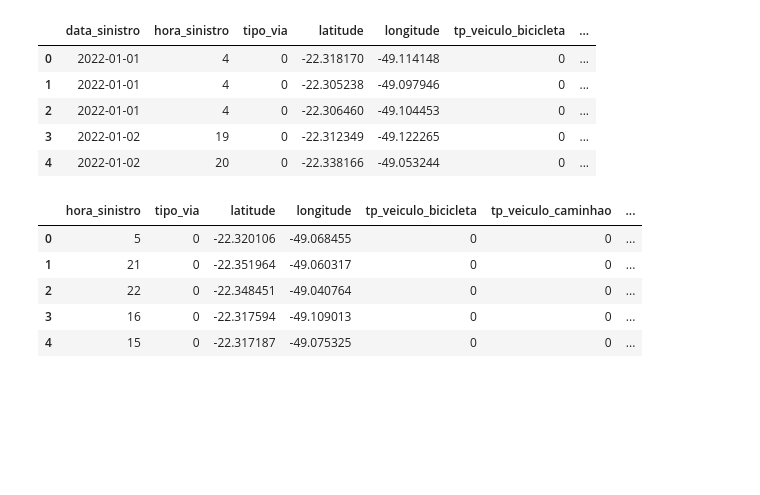
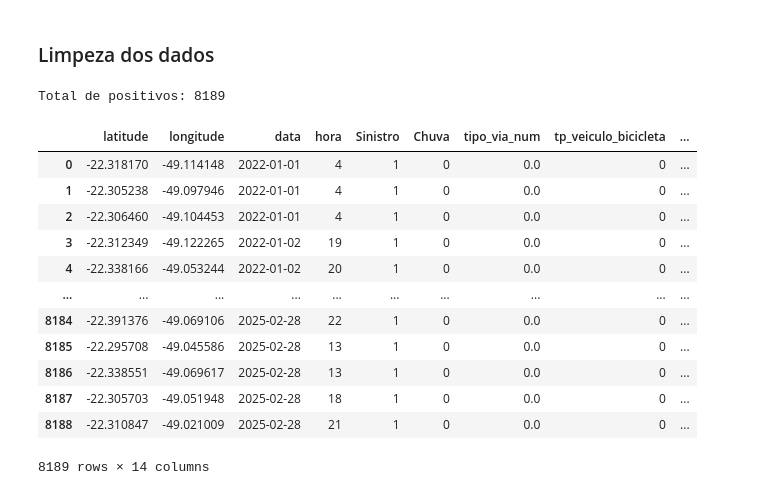
Before and after one commit to PedroSmithhh/TCC, a Jupyter notebook: amostragem_negativa.ipynb, the cells around one changed output. Saved outputs shown, nothing was run; the diff lists cells and outputs as text; code cells hidden in the pictures; blank space fills up the shorter version.

```diff
--- a/amostragem_negativa.ipynb
+++ b/amostragem_negativa.ipynb
@@ -4,2 +9,2 @@ import numpy as np
 # %%
-df = pd.read_csv('data/Acidentes/sinistros_com_chuva_2022-2025.csv', delimiter=';')
+df_acidentes_raw = pd.read_csv('data/Acidentes/sinistros_com_chuva_2022-2025.csv', delimiter=';')
@@ -52,9 +10,0 @@ df['longitude'] = df['longitude'].str.replace(',', '.', regex=False).astype(floa
-# %%
-df.head()
-# %% [output]
-|  | data_sinistro | hora_sinistro | tipo_via | latitude | longitude | tp_veiculo_bicicleta | ... |
-| 0 | 2022-01-01 | 4 | 0 | -22.318170 | -49.114148 | 0 | ... |
-| 1 | 2022-01-01 | 4 | 0 | -22.305238 | -49.097946 | 0 | ... |
-| 2 | 2022-01-01 | 4 | 0 | -22.306460 | -49.104453 | 0 | ... |
-| 3 | 2022-01-02 | 19 | 0 | -22.312349 | -49.122265 | 0 | ... |
-| 4 | 2022-01-02 | 20 | 0 | -22.338166 | -49.053244 | 0 | ... |
@@ -84,12 +10,0 @@ df_negativo_amostras = df_negativo.sample(n=num_nao_acidentes, replace=True, ran
-# %%
-df_final = pd.concat([df, df_negativo_amostras], ignore_index=True)
-df_final = df_final.sample(frac=1).reset_index(drop=True)
-df_final = df_final.drop(columns=["data_sinistro"])
-df_final.head()
-# %% [output]
-|  | hora_sinistro | tipo_via | latitude | longitude | tp_veiculo_bicicleta | tp_veiculo_caminhao | ... |
-| 0 | 5 | 0 | -22.320106 | -49.068455 | 0 | 0 | ... |
-| 1 | 21 | 0 | -22.351964 | -49.060317 | 0 | 0 | ... |
-| 2 | 22 | 0 | -22.348451 | -49.040764 | 0 | 0 | ... |
-| 3 | 16 | 0 | -22.317594 | -49.109013 | 0 | 0 | ... |
-| 4 | 15 | 0 | -22.317187 | -49.075325 | 0 | 0 | ... |
@@ -97,0 +11,48 @@ df_final.to_csv('df_amostragem_negativa.csv', index=False)
+# %% [markdown]
+### Limpeza dos dados
+# %%
+# Limpeza
+df_acidentes_raw['latitude'] = df_acidentes_raw['latitude'].str.replace(',', '.').astype(float)
+df_acidentes_raw['longitude'] = df_acidentes_raw['longitude'].str.replace(',', '.').astype(float)
+df_acidentes_raw['data_sinistro'] = pd.to_datetime(df_acidentes_raw['data_sinistro'], dayfirst=True)
+df_acidentes_raw['hora_sinistro'] = df_acidentes_raw['hora_sinistro'].astype(str).replace('99:99', np.nan)
+df_acidentes_raw['hora_sinistro_dt'] = pd.to_datetime(df_acidentes_raw['hora_sinistro'], format='%H:%M')
+
+
+# Mapear 'tipo_via' para números (0: Municipal, 1: Rodovia)
+tipo_via_map = {'VIAS MUNICIPAIS': 0, 'RODOVIAS': 1}
+df_acidentes_raw['tipo_via_num'] = df_acidentes_raw['tipo_via'].map(tipo_via_map)
+
+# Mapear 'Chuva' para binário (0: Sem chuva, 1: Com chuva)
+df_acidentes_raw['Chuva'] = df_acidentes_raw['Chuva'].apply(lambda x: 1 if x != 'Sem chuva' else 0)
+
+# Extrair data e hora
+df_acidentes_raw['hora'] = df_acidentes_raw['hora_sinistro_dt'].dt.hour
+df_acidentes_raw.fillna({'hora': -1}, inplace=True)
+df_acidentes_raw['hora'] = df_acidentes_raw['hora'].astype(int)
+df_acidentes_raw['data'] = df_acidentes_raw['data_sinistro'].dt.date
+
+# Definir a classe positiva
+df_acidentes_raw['Sinistro'] = 1
+
+colunas_veiculos = [col for col in df_acidentes_raw.columns if 'tp_veiculo' in col]
+colunas_base = ['latitude', 'longitude', 'data', 'hora', 'Sinistro', 'Chuva', 'tipo_via_num']
+df_positivos = df_acidentes_raw[colunas_base + colunas_veiculos]
+
+print(f"Total de positivos: {len(df_positivos)}")
+df_positivos
+# %% [output]
+Total de positivos: 8189
+|  | latitude | longitude | data | hora | Sinistro | Chuva | tipo_via_num | tp_veiculo_bicicleta | ... |
+| 0 | -22.318170 | -49.114148 | 2022-01-01 | 4 | 1 | 0 | 0.0 | 0 | ... |
+| 1 | -22.305238 | -49.097946 | 2022-01-01 | 4 | 1 | 0 | 0.0 | 0 | ... |
+| 2 | -22.306460 | -49.104453 | 2022-01-01 | 4 | 1 | 0 | 0.0 | 0 | ... |
+| 3 | -22.312349 | -49.122265 | 2022-01-02 | 19 | 1 | 0 | 0.0 | 0 | ... |
+| 4 | -22.338166 | -49.053244 | 2022-01-02 | 20 | 1 | 0 | 0.0 | 0 | ... |
+| ... | ... | ... | ... | ... | ... | ... | ... | ... | ... |
+| 8184 | -22.391376 | -49.069106 | 2025-02-28 | 22 | 1 | 0 | 0.0 | 0 | ... |
+| 8185 | -22.295708 | -49.045586 | 2025-02-28 | 13 | 1 | 0 | 0.0 | 0 | ... |
+| 8186 | -22.338551 | -49.069617 | 2025-02-28 | 13 | 1 | 0 | 0.0 | 0 | ... |
+| 8187 | -22.305703 | -49.051948 | 2025-02-28 | 18 | 1 | 0 | 0.0 | 0 | ... |
+| 8188 | -22.310847 | -49.021009 | 2025-02-28 | 21 | 1 | 0 | 0.0 | 0 | ... |
+8189 rows × 14 columns
```
Also changed, not shown: parts of 11 cells of this notebook, 14 other files.
